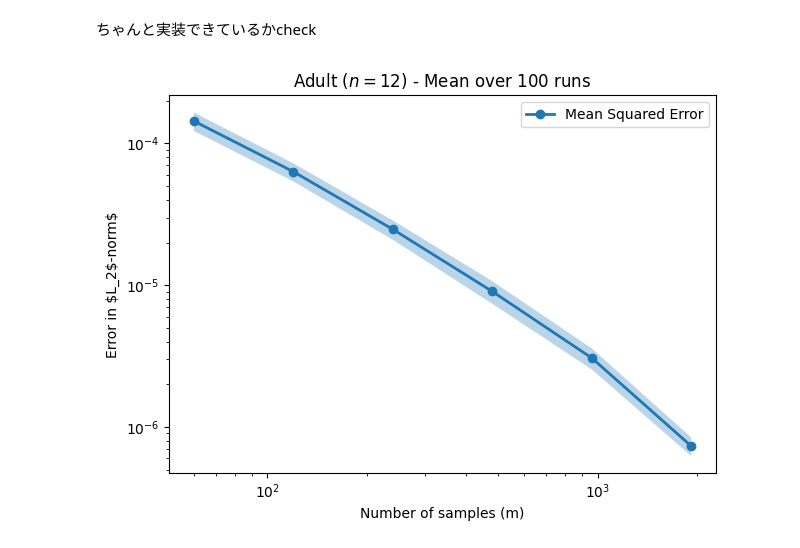
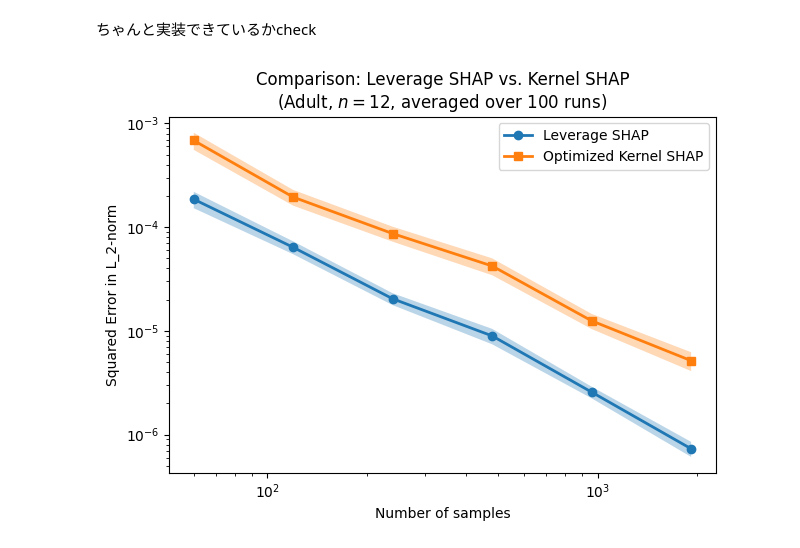
Before and after one commit to yaakitori/leverageshap_test, a Jupyter notebook: test.ipynb, the cells around one changed output. Saved outputs shown, nothing was run; the diff lists cells and outputs as text; code cells hidden in the pictures.

Commit message:
Optimized Kernel SHAP(Shapライブラリのもの)との比較を追加

```diff
--- a/test.ipynb
+++ b/test.ipynb
@@ -345,6 +345,13 @@ def leverage_shap(baseline, explicand, model, num_samples):
         model, baseline, explicand, num_samples, paired_sampling=True, leverage_sampling=True, bernoulli_sampling=True
     )
     return estimator.compute()
+# %%
+def official_kernel_shap(baseline, explicand, model, num_samples):
+    eval_model = lambda X: model.predict(X)
+
+    explainer = shap.KernelExplainer(eval_model, baseline)
+    shap_values = explainer.shap_values(explicand, nsamples=num_samples, silent=True, l1_reg=False)
+    return shap_values
 # %%
 # 説明の計算のためにベースラインと説明対象を取得
 baseline, explicand = load_input(X)
@@ -374,43 +389,58 @@ np.float64(0.00012686222359213327)
 # %%
 import numpy as np
 import matplotlib.pyplot as plt
 
 # Prepare sample sizes (multiples of n)
 ms = [5 * n, 10 * n, 20 * n, 40 * n, 80 * n, 160 * n]
 num_runs = 100
 
-# 結果格納用の配列を用意
-errors_mat = np.zeros((num_runs, len(ms)))
+# 誤差格納用
+lev_errors = np.zeros((num_runs, len(ms)))
+ker_errors = np.zeros((num_runs, len(ms)))
 
-# 複数回のランダム評価
 for run in range(num_runs):
-    # each run: 新しいテストサンプルを取得
+    # 毎回別のテストインスタンスを取得
     baseline_run, explicand_run = load_input(X, seed=run)
     for j, m in enumerate(ms):
-        phi_est = leverage_shap(baseline_run, explicand_run, model, m)
+        # --- Leverage SHAP ---
+        phi_lev = leverage_shap(baseline_run, explicand_run, model, m)
+        # --- Kernel SHAP ---
+        phi_ker = official_kernel_shap(baseline_run, explicand_run, model, m).flatten()
+        # --- Ground truth (TreeSHAP) ---
         phi_true = official_tree_shap(baseline_run, explicand_run, model, m).flatten()
-        errors_mat[run, j] = np.sum((phi_true - phi_est) ** 2)
 
-# 平均と標準誤差を算出
-mean_errors = errors_mat.mean(axis=0)
-sem_errors = errors_mat.std(axis=0) / np.sqrt(num_runs)
+        # 二乗誤差を計算
+        lev_errors[run, j] = np.sum((phi_true - phi_lev) ** 2)
+        ker_errors[run, j] = np.sum((phi_true - phi_ker) ** 2)
 
-# 結果をプロット
+# 平均・標準誤差を算出
+lev_mean = lev_errors.mean(axis=0)
+lev_sem = lev_errors.std(axis=0) / np.sqrt(num_runs)
+ker_mean = ker_errors.mean(axis=0)
+ker_sem = ker_errors.std(axis=0) / np.sqrt(num_runs)
+
+# ==== プロット ====
 fig, ax = plt.subplots()
-ax.plot(ms, mean_errors, marker="o", linewidth=2, label="Mean Squared Error")
-ax.fill_between(ms, mean_errors - sem_errors, mean_errors + sem_errors, alpha=0.3)
+
+# Leverage SHAP
+ax.plot(ms, lev_mean, marker="o", label="Leverage SHAP", linewidth=2)
+ax.fill_between(ms, lev_mean - lev_sem, lev_mean + lev_sem, alpha=0.3)
+
+# Kernel SHAP
+ax.plot(ms, ker_mean, marker="s", label="Optimized Kernel SHAP", linewidth=2)
+ax.fill_between(ms, ker_mean - ker_sem, ker_mean + ker_sem, alpha=0.3)
 
 ax.set_xscale("log")
 ax.set_yscale("log")
-ax.set_xlabel("Number of samples (m)")
-ax.set_ylabel("Error in $L_2$-norm$")
-ax.set_title("Adult ($n=12$) - Mean over 100 runs")
+ax.set_xlabel("Number of samples")
+ax.set_ylabel("Squared Error in L_2-norm")
+ax.set_title("Comparison: Leverage SHAP vs. Kernel SHAP\n(Adult, $n={}$, averaged over {} runs)".format(n, num_runs))
 ax.legend()
 
 plt.tight_layout()
 plt.show()
 # %% [output]
-[figure, old version]
+[figure, new version]
 # %% [markdown]
 <!-- 横幅を400pxに固定 -->
 <img src="leverage_shap_adult.png" alt="Leverage SHAP" width="700"/>
```
Also changed, not shown: parts of 4 cells of this notebook.
